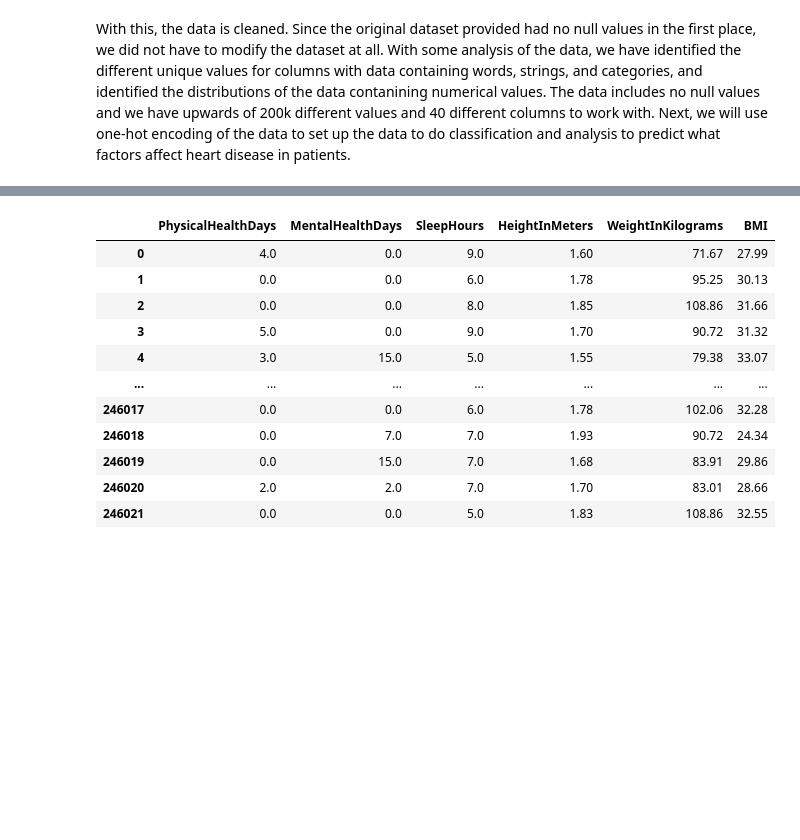
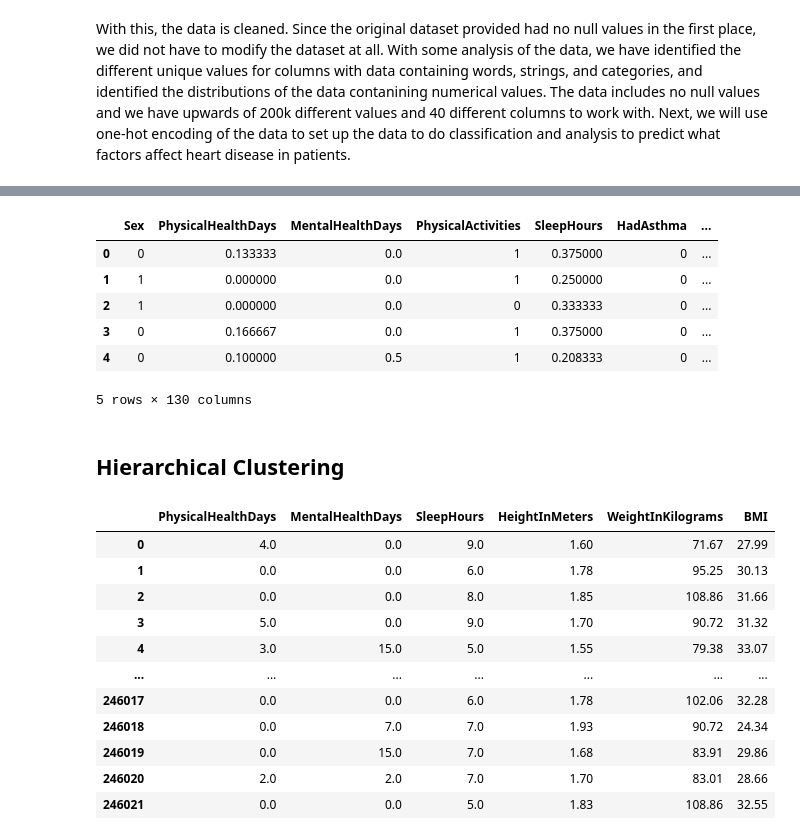
Before and after one commit to sprestrelski/heart-disease-prediction, a Jupyter notebook: Models.ipynb, the cells around one changed output, grey strips where cells are left out. Cells and saved outputs as stored; diff of their text form; code cells hidden in the pictures; blank space fills up the shorter version.

```diff
--- a/Proposal_groupXXX.ipynb
+++ b/Models.ipynb
@@ -214,3 +129,16 @@ With this, the data is cleaned. Since the original dataset provided had no null
+# %%
+df_noindic = df.drop(columns=["HadHeartAttack", "HadAngina", "HadStroke"])
+df_noindic.head()
+# %% [output]
+|  | Sex | PhysicalHealthDays | MentalHealthDays | PhysicalActivities | SleepHours | HadAsthma | ... |
+| 0 | 0 | 0.133333 | 0.0 | 1 | 0.375000 | 0 | ... |
+| 1 | 1 | 0.000000 | 0.0 | 1 | 0.250000 | 0 | ... |
+| 2 | 1 | 0.000000 | 0.0 | 0 | 0.333333 | 0 | ... |
+| 3 | 0 | 0.166667 | 0.0 | 1 | 0.375000 | 0 | ... |
+| 4 | 0 | 0.100000 | 0.5 | 1 | 0.208333 | 0 | ... |
+5 rows × 130 columns
+# %% [markdown]
+## Hierarchical Clustering
 # %%
 from scipy import stats
 from numpy.linalg import norm
```
Also changed, not shown: parts of 22 cells of this notebook, 1 other file.
